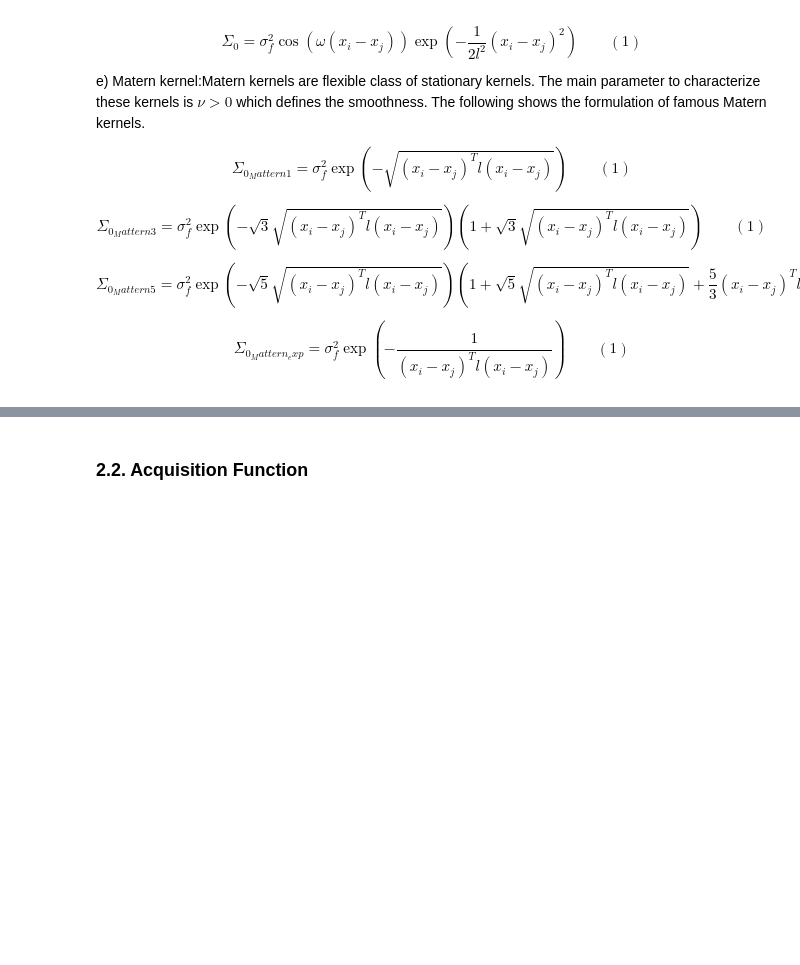
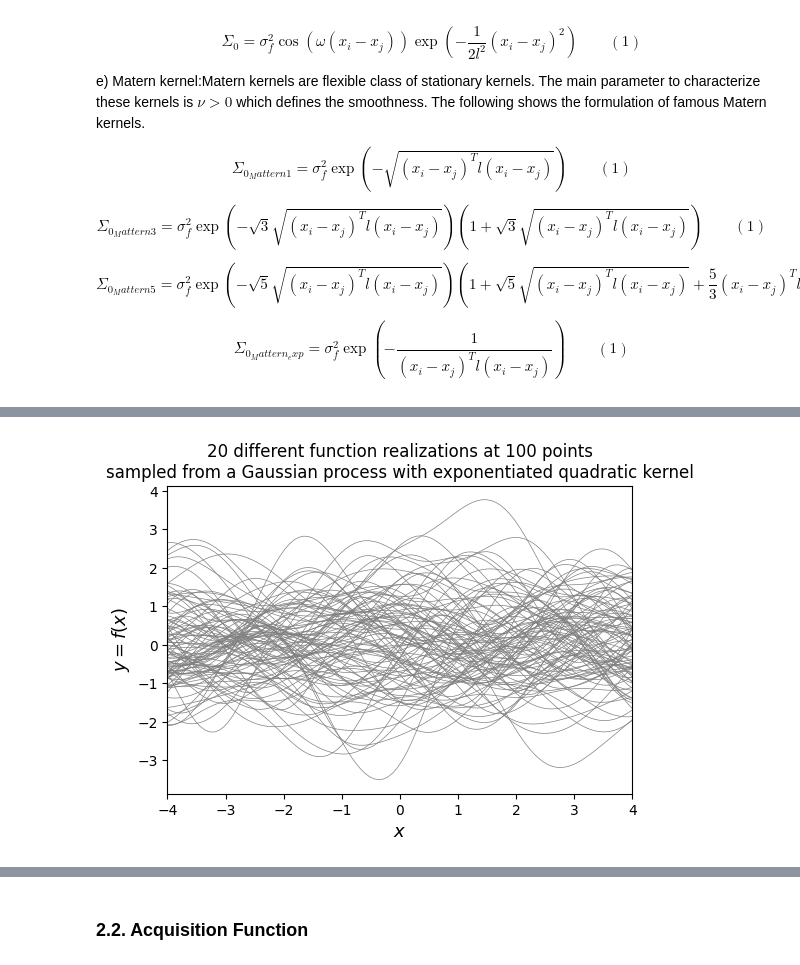
Before and after one commit to ParisaToofani/Nolinear_optimization_Spring2023, a Jupyter notebook: BayesianOptimization.ipynb, the cells around one changed output, grey strips where cells are left out. Cells and saved outputs as stored; diff of their text form; code cells hidden in the pictures; blank space fills up the shorter version.

```diff
--- a/BayesianOptimization.ipynb
+++ b/BayesianOptimization.ipynb
@@ -91,0 +199,25 @@ $$\Sigma_{0_Mattern_exp}=\sigma_f^2\exp{\left(-\frac{1}{\left(x_i-x_j\right)^Tl\
+# %%
+# Sample from the Gaussian process distribution (Prior)
+nb_of_samples = 100  # Number of points in each function
+number_of_functions = 100  # Number of functions to sample
+# Independent variable samples
+X = np.expand_dims(np.linspace(-4, 4, nb_of_samples), 1)
+Σ = GpKernels(X, X).gausskernel()  # Kernel of data points
+
+# Draw samples from the prior at our data points.
+# Assume a mean of 0 for simplicity
+ys = GaussianProcess(np.zeros(nb_of_samples), Σ).gpprior(number_of_functions)
+
+# Plot the sampled functions
+plt.figure(figsize=(6, 4))
+for i in range(number_of_functions):
+    plt.plot(X, ys[i], color = 'gray', linestyle='-', linewidth=0.5)
+plt.xlabel('$x$', fontsize=13)
+plt.ylabel('$y = f(x)$', fontsize=13)
+plt.title((
+    '20 different function realizations at 100 points\n'
+    'sampled from a Gaussian process with exponentiated quadratic kernel'))
+plt.xlim([-4, 4])
+plt.show()
+# %% [output]
+[figure, added]
```
Also changed, not shown: parts of 6 cells of this notebook.
